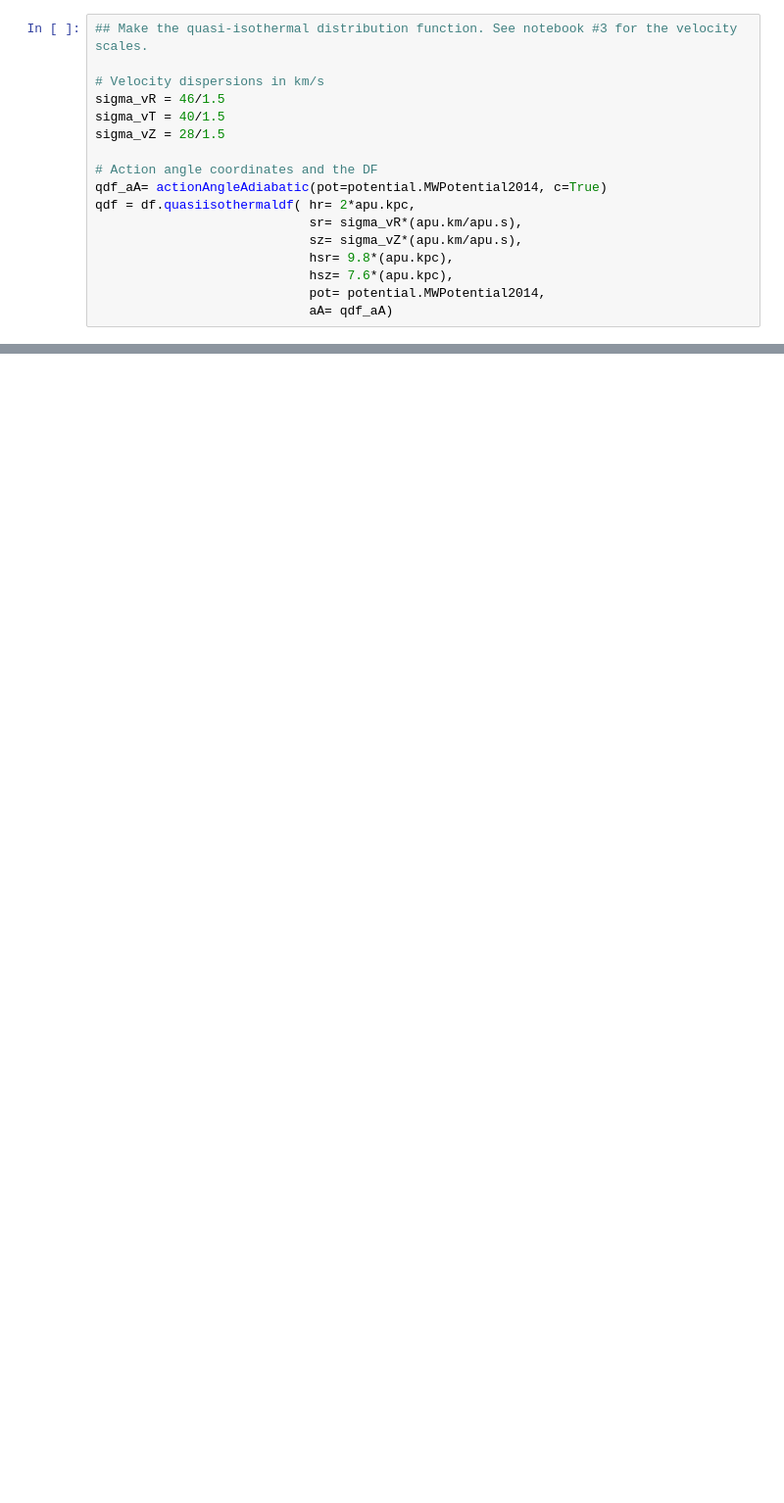
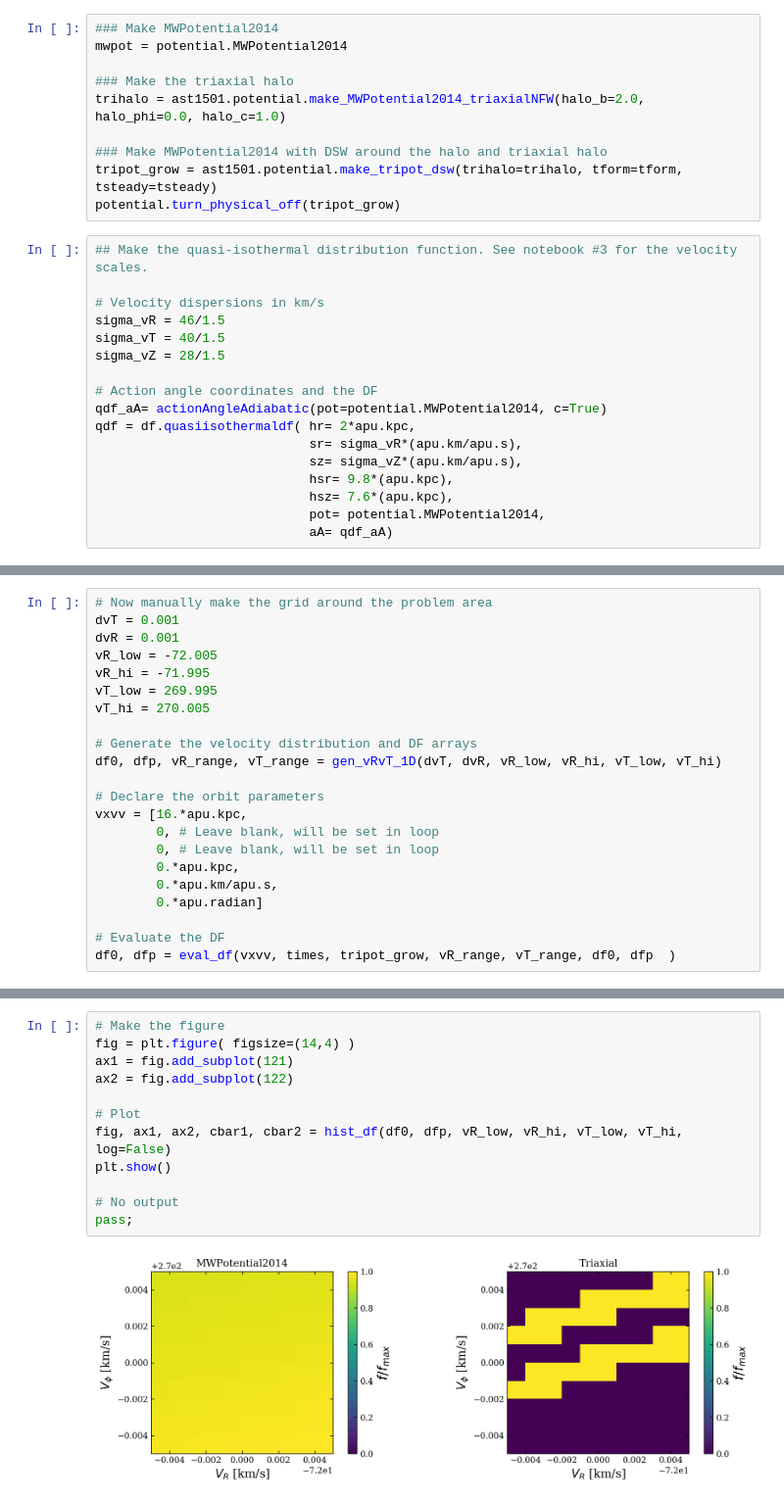
Before and after one commit to jamesmlane/AST1501, a Jupyter notebook: notebooks/6-triaxial_potential_DF/test_strange_DF_actions.ipynb, the cells around one changed output, grey strips where cells are left out. Shown at 98% size. Cells and saved outputs as stored; diff of their text form; blank space fills up the shorter version.

Commit message:
Add action-testing notebook for the triaxial DF

```diff
--- a/notebooks/6-triaxial_potential_DF/test_strange_DF_actions.ipynb
+++ b/notebooks/6-triaxial_potential_DF/test_strange_DF_actions.ipynb
@@ -100,3 +238,13 @@ tripot_grow_dec = [mwhalo_decay_dsw, trihalo_dsw, mwdisk, mwbulge]
+# %%
+### Make MWPotential2014
+mwpot = potential.MWPotential2014
+
+### Make the triaxial halo
+trihalo = ast1501.potential.make_MWPotential2014_triaxialNFW(halo_b=2.0, halo_phi=0.0, halo_c=1.0)
+
+### Make MWPotential2014 with DSW around the halo and triaxial halo
+tripot_grow = ast1501.potential.make_tripot_dsw(trihalo=trihalo, tform=tform, tsteady=tsteady)
+potential.turn_physical_off(tripot_grow)
 # %%
 ## Make the quasi-isothermal distribution function. See notebook #3 for the velocity scales.
 
@@ -850,0 +322,22 @@ plt.show()
+# %%
+# Now manually make the grid around the problem area
+dvT = 0.001
+dvR = 0.001
+vR_low = -72.005
+vR_hi = -71.995
+vT_low = 269.995
+vT_hi = 270.005
+
+# Generate the velocity distribution and DF arrays
+df0, dfp, vR_range, vT_range = gen_vRvT_1D(dvT, dvR, vR_low, vR_hi, vT_low, vT_hi)
+
+# Declare the orbit parameters
+vxvv = [16.*apu.kpc,
+        0, # Leave blank, will be set in loop
+        0, # Leave blank, will be set in loop
+        0.*apu.kpc,
+        0.*apu.km/apu.s,
+        0.*apu.radian]
+
+# Evaluate the DF
+df0, dfp = eval_df(vxvv, times, tripot_grow, vR_range, vT_range, df0, dfp  )
@@ -850,0 +355,14 @@ plt.show()
+# %%
+# Make the figure
+fig = plt.figure( figsize=(14,4) )
+ax1 = fig.add_subplot(121)
+ax2 = fig.add_subplot(122)
+
+# Plot
+fig, ax1, ax2, cbar1, cbar2 = hist_df(df0, dfp, vR_low, vR_hi, vT_low, vT_hi, log=False)
+plt.show()
+
+# No output
+pass;
+# %% [output]
+[figure, added]
```
Also changed, not shown: parts of 53 cells of this notebook.
